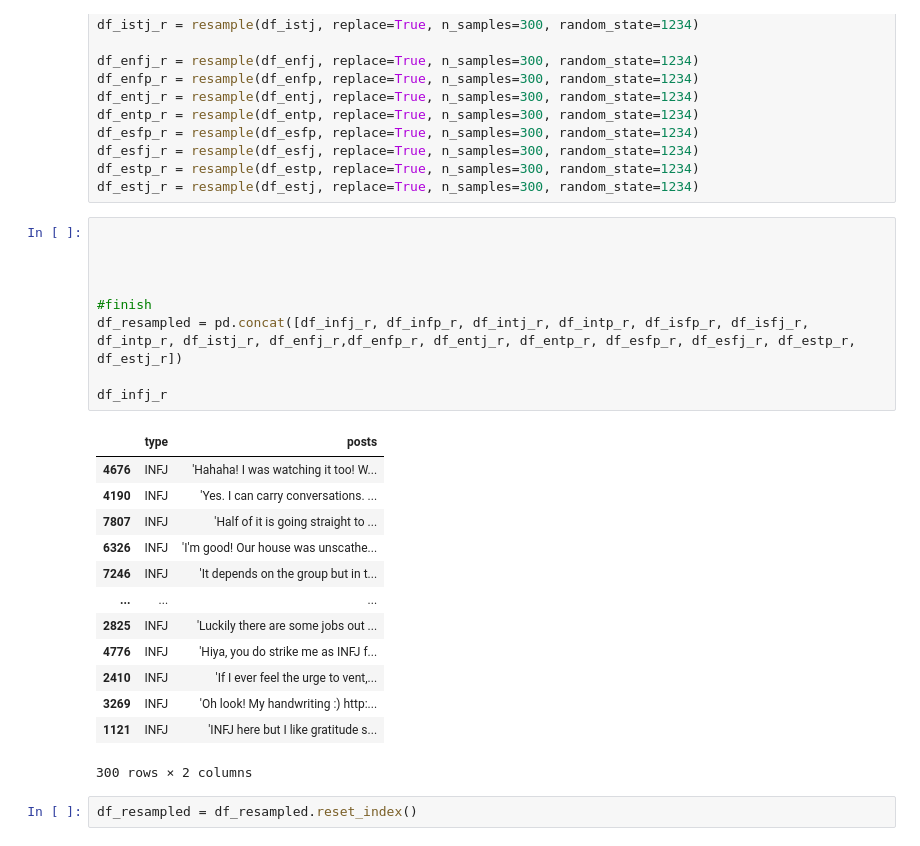
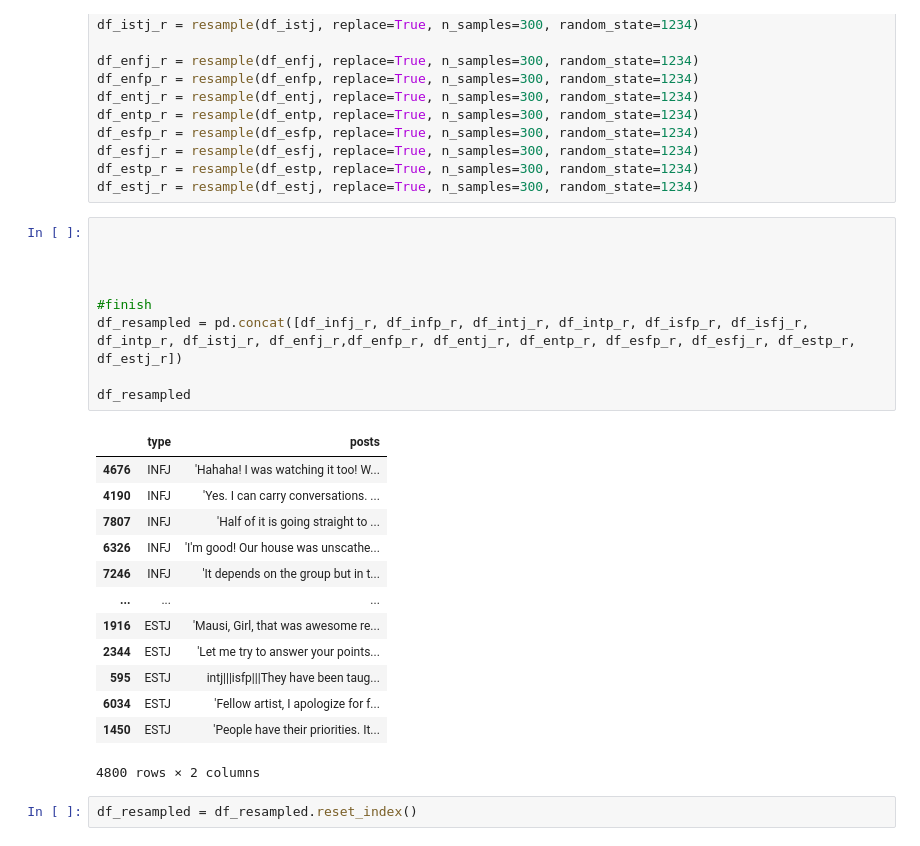
Before and after one commit to MikeDub1/TinderCloneWithML, a Jupyter notebook: BackEndStuff/AI/PreprocessingPersonalityClassifier-Ciara.ipynb, the cells around one changed output. Saved outputs shown, nothing was run; the diff lists cells and outputs as text.

```diff
--- a/BackEndStuff/AI/PreprocessingPersonalityClassifier-Ciara.ipynb
+++ b/BackEndStuff/AI/PreprocessingPersonalityClassifier-Ciara.ipynb
@@ -457,25 +457,25 @@ df_estj_r = resample(df_estj, replace=True, n_samples=300, random_state=1234)
 # %%
 
 
 
 
 #finish
 df_resampled = pd.concat([df_infj_r, df_infp_r, df_intj_r, df_intp_r, df_isfp_r, df_isfj_r, df_intp_r, df_istj_r, df_enfj_r,df_enfp_r, df_entj_r, df_entp_r, df_esfp_r, df_esfj_r, df_estp_r, df_estj_r])
 
-df_infj_r
+df_resampled
 # %% [output]
 |  | type | posts |
 | 4676 | INFJ | 'Hahaha! I was watching it too! W... |
 | 4190 | INFJ | 'Yes. I can carry conversations. ... |
 | 7807 | INFJ | 'Half of it is going straight to ... |
 | 6326 | INFJ | 'I'm good! Our house was unscathe... |
 | 7246 | INFJ | 'It depends on the group but in t... |
 | ... | ... | ... |
-| 2825 | INFJ | 'Luckily there are some jobs out ... |
-| 4776 | INFJ | 'Hiya, you do strike me as INFJ f... |
-| 2410 | INFJ | 'If I ever feel the urge to vent,... |
-| 3269 | INFJ | 'Oh look! My handwriting :) http:... |
-| 1121 | INFJ | 'INFJ here but I like gratitude s... |
+| 1916 | ESTJ | 'Mausi, Girl, that was awesome re... |
+| 2344 | ESTJ | 'Let me try to answer your points... |
+| 595 | ESTJ | intj|||isfp|||They have been taug... |
+| 6034 | ESTJ | 'Fellow artist, I apologize for f... |
+| 1450 | ESTJ | 'People have their priorities. It... |
-300 rows × 2 columns
+4800 rows × 2 columns
 # %%
 df_resampled = df_resampled.reset_index()
```
Also changed, not shown: parts of 8 cells of this notebook, 8 other files.
